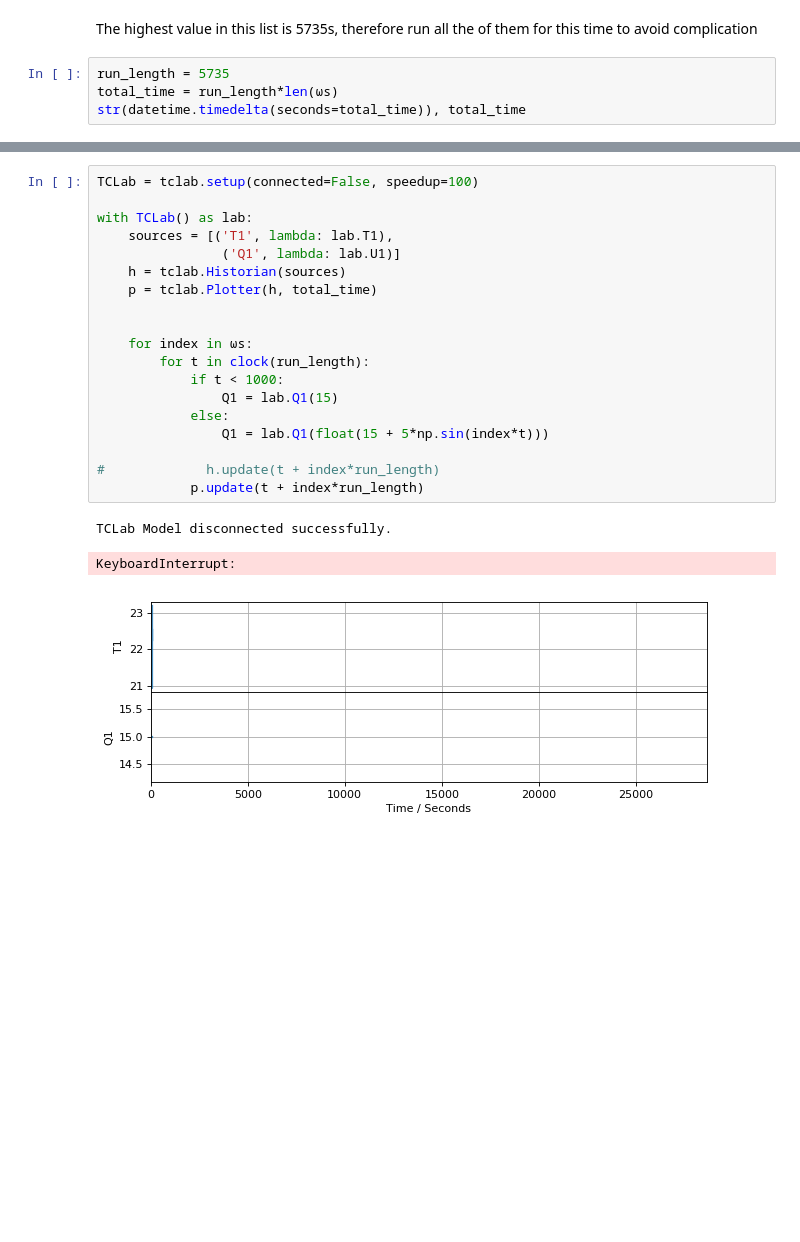
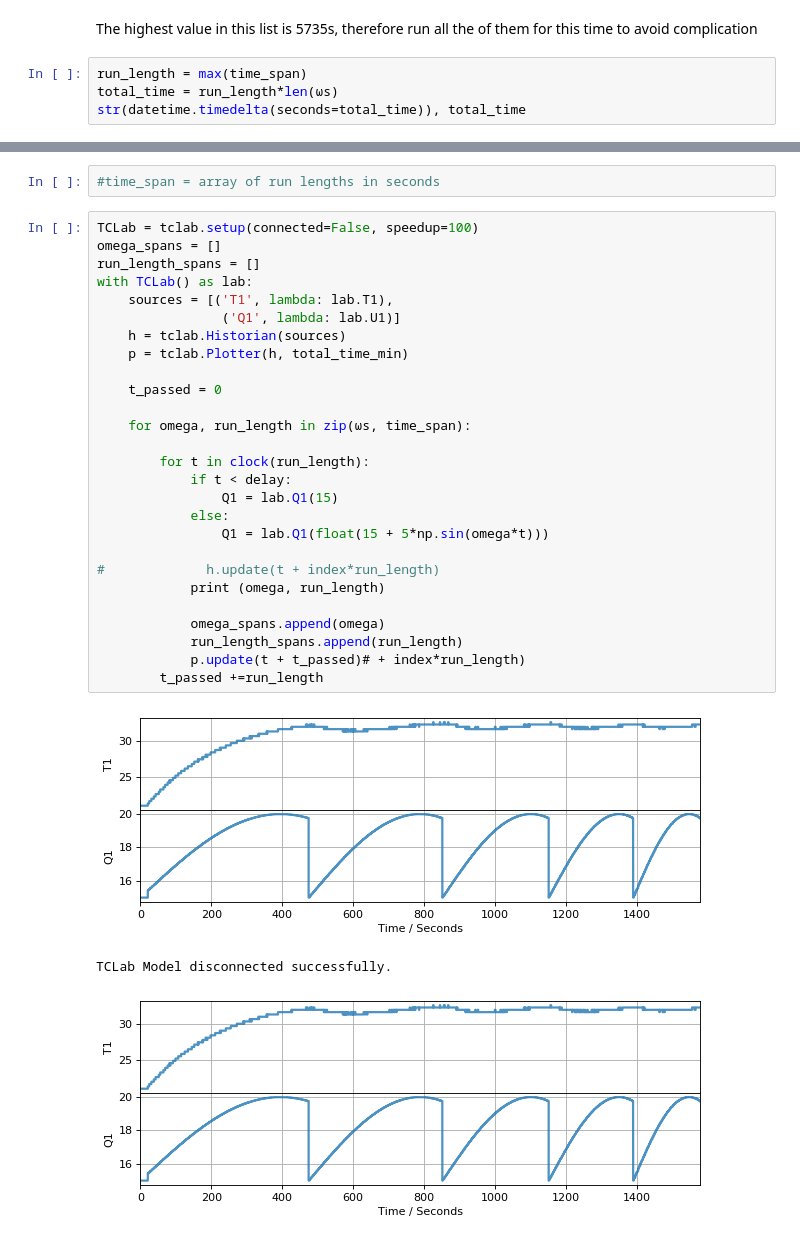
Before and after one commit to JarrydWebber/CPB-Group-17-2020, a Jupyter notebook: Response Data Notebook.ipynb, the cells around one changed output, grey strips where cells are left out. Drawn from its saved outputs; the diff is of its cells as text; blank space fills up the shorter version.

Commit message:
Test Run On Simualted TCLab Completed

```diff
--- a/Response Data Notebook.ipynb
+++ b/Response Data Notebook.ipynb
@@ -89,7 +91,7 @@ str(datetime.timedelta(seconds=total_time_min)), total_time_min
 # %% [markdown]
 The highest value in this list is 5735s, therefore run all the of them for this time to avoid complication
 # %%
-run_length = 5735
+run_length = max(time_span)
 total_time = run_length*len(ωs)
 str(datetime.timedelta(seconds=total_time)), total_time
 # %% [output]
@@ -100,23 +99,33 @@ str(datetime.timedelta(seconds=total_time)), total_time
+# %%
+#time_span = array of run lengths in seconds
 # %%
 TCLab = tclab.setup(connected=False, speedup=100)
-
+omega_spans = []
+run_length_spans = []
 with TCLab() as lab:
     sources = [('T1', lambda: lab.T1),
                 ('Q1', lambda: lab.U1)]
     h = tclab.Historian(sources)
-    p = tclab.Plotter(h, total_time)
+    p = tclab.Plotter(h, total_time_min)
 
+    t_passed = 0
 
-    for index in ωs:
+    for omega, run_length in zip(ωs, time_span):
+
         for t in clock(run_length):
-            if t < 1000:
+            if t < delay:
                 Q1 = lab.Q1(15)
             else:
-                Q1 = lab.Q1(float(15 + 5*np.sin(index*t)))
+                Q1 = lab.Q1(float(15 + 5*np.sin(omega*t)))
 
 #             h.update(t + index*run_length)
-            p.update(t + index*run_length)
+            print (omega, run_length)
+
+            omega_spans.append(omega)
+            run_length_spans.append(run_length)
+            p.update(t + t_passed)# + index*run_length)
+        t_passed +=run_length
 # %% [output]
+[figure, new version]
 TCLab Model disconnected successfully.
-KeyboardInterrupt:
-[figure, old version]
+[figure, added]
```
Also changed, not shown: parts of 15 cells of this notebook, 1 other file.
